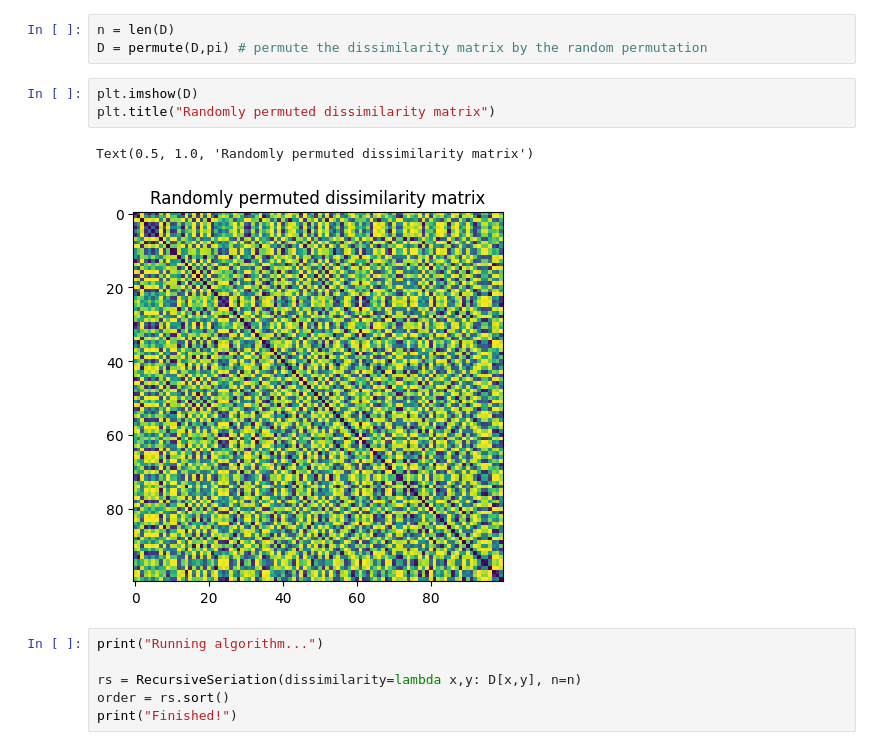
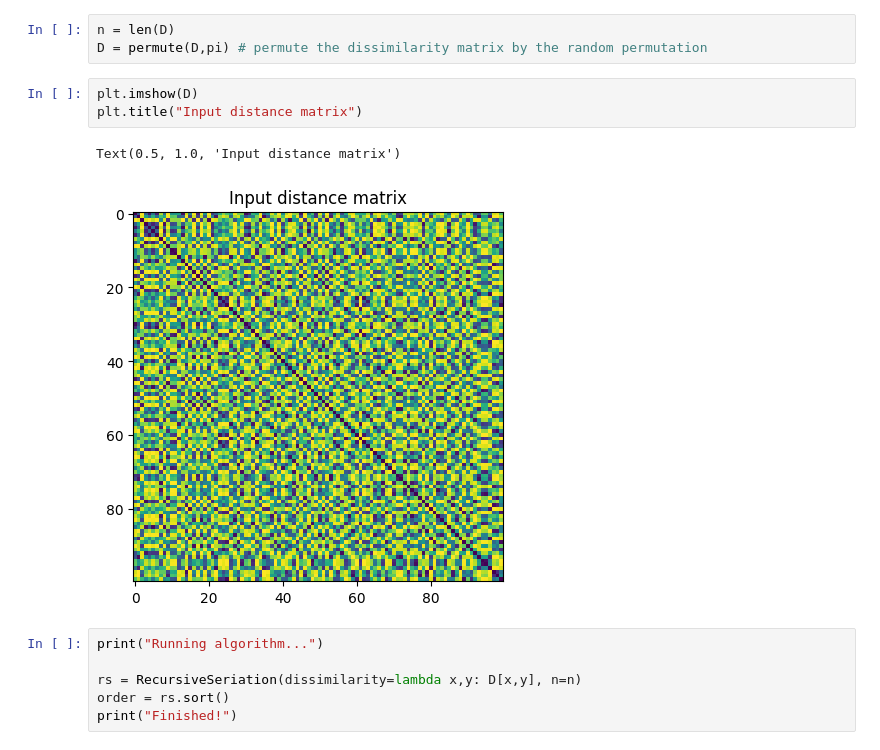
Before and after one commit to stgoa/recursiveseriation, a Jupyter notebook: examples/example_points_in_circle.ipynb, the cells around one changed output. Cells and saved outputs as stored; diff of their text form.

```diff
--- a/examples/example_points_in_circle.ipynb
+++ b/examples/example_points_in_circle.ipynb
@@ -49,10 +55,10 @@ n = len(D)
 D = permute(D,pi) # permute the dissimilarity matrix by the random permutation
 # %%
 plt.imshow(D)
-plt.title("Randomly permuted dissimilarity matrix")
+plt.title("Input distance matrix")
 # %% [output]
-Text(0.5, 1.0, 'Randomly permuted dissimilarity matrix')
+Text(0.5, 1.0, 'Input distance matrix')
-[figure, old version]
+[figure, new version]
 # %%
 print("Running algorithm...")
 
```
Also changed, not shown: parts of 5 cells of this notebook, 1 other file.
